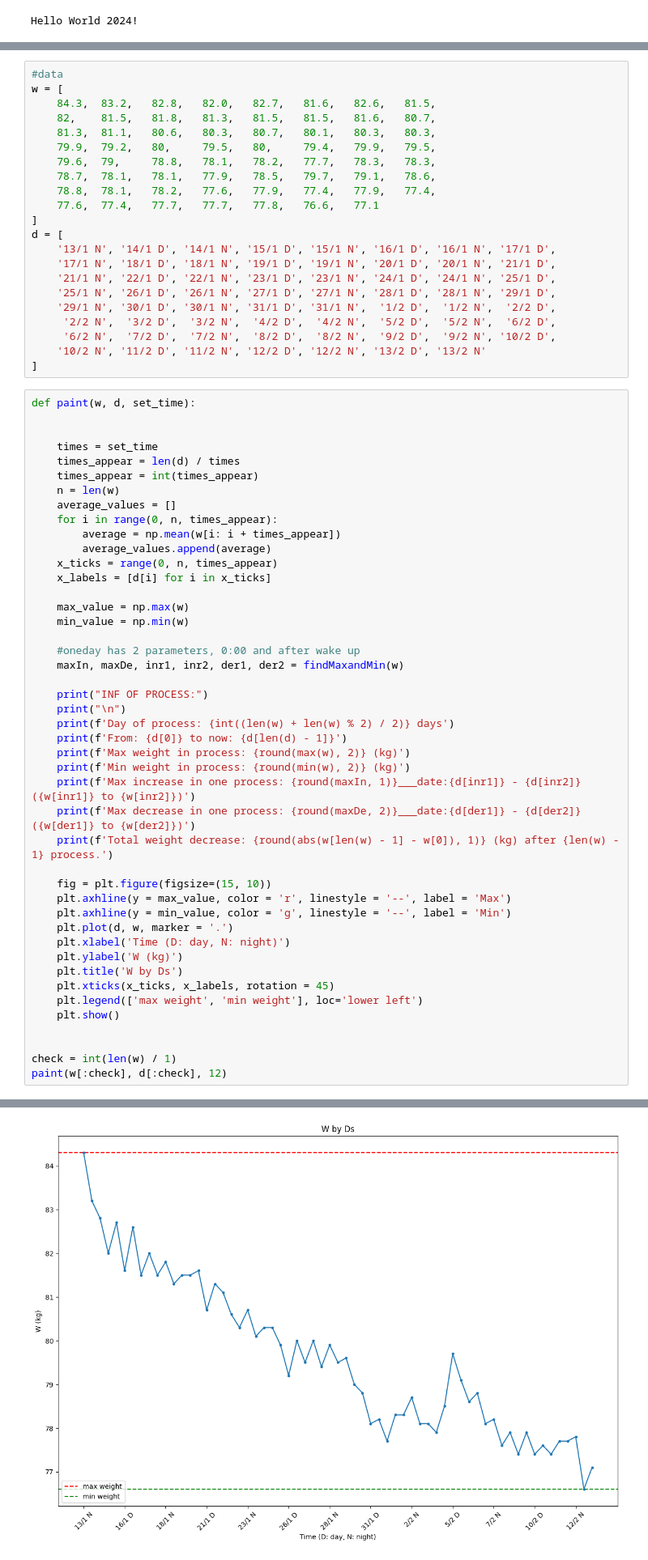
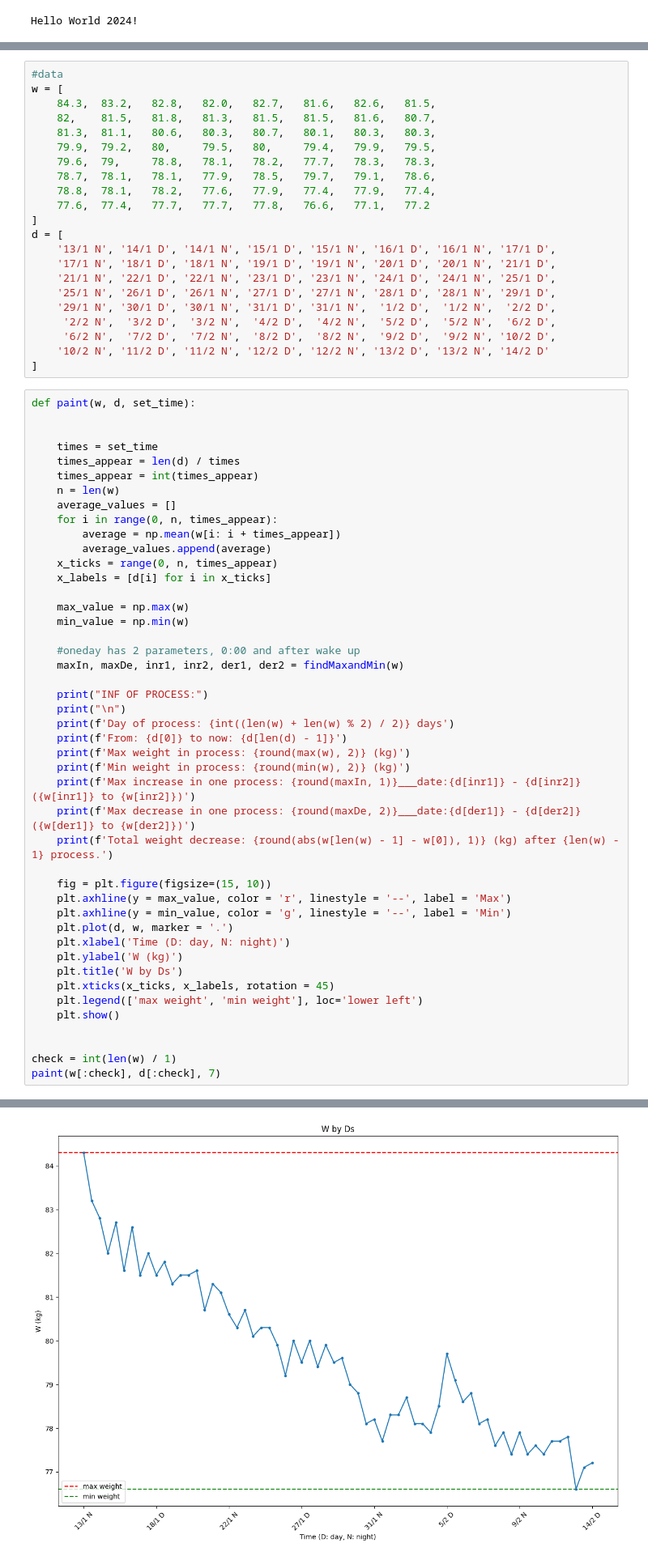
Before and after one commit to thanhbl-hust/Data-structures-and-Algorithms, a Jupyter notebook: train_12_1/weights.ipynb, the cells around one changed output, grey strips where cells are left out. Shown at 81% size. Cells and saved outputs as stored; diff of their text form.

```diff
--- a/train_12_1/weights.ipynb
+++ b/train_12_1/weights.ipynb
@@ -37,7 +38,7 @@ w = [
     79.6,  79,     78.8,   78.1,   78.2,   77.7,   78.3,   78.3,
     78.7,  78.1,   78.1,   77.9,   78.5,   79.7,   79.1,   78.6,
     78.8,  78.1,   78.2,   77.6,   77.9,   77.4,   77.9,   77.4,
-    77.6,  77.4,   77.7,   77.7,   77.8,   76.6,   77.1
+    77.6,  77.4,   77.7,   77.7,   77.8,   76.6,   77.1,   77.2
 ]
 d = [
     '13/1 N', '14/1 D', '14/1 N', '15/1 D', '15/1 N', '16/1 D', '16/1 N', '17/1 D',
@@ -47,7 +48,7 @@ d = [
     '29/1 N', '30/1 D', '30/1 N', '31/1 D', '31/1 N',  '1/2 D',  '1/2 N',  '2/2 D',
      '2/2 N',  '3/2 D',  '3/2 N',  '4/2 D',  '4/2 N',  '5/2 D',  '5/2 N',  '6/2 D',
      '6/2 N',  '7/2 D',  '7/2 N',  '8/2 D',  '8/2 N',  '9/2 D',  '9/2 N', '10/2 D',
-    '10/2 N', '11/2 D', '11/2 N', '12/2 D', '12/2 N', '13/2 D', '13/2 N'
+    '10/2 N', '11/2 D', '11/2 N', '12/2 D', '12/2 N', '13/2 D', '13/2 N', '14/2 D'
 ]
 # %%
 def paint(w, d, set_time):
@@ -93,7 +94,7 @@ def paint(w, d, set_time):
 
 
 check = int(len(w) / 1)
-paint(w[:check], d[:check], 12)
+paint(w[:check], d[:check], 7)
 # %% [output]
 INF OF PROCESS:
 
@@ -108 +109 @@ Total weight decrease: 7.2 (kg) after 62 process.
-[figure, old version]
+[figure, new version]
```
Also changed, not shown: parts of 5 cells of this notebook.
